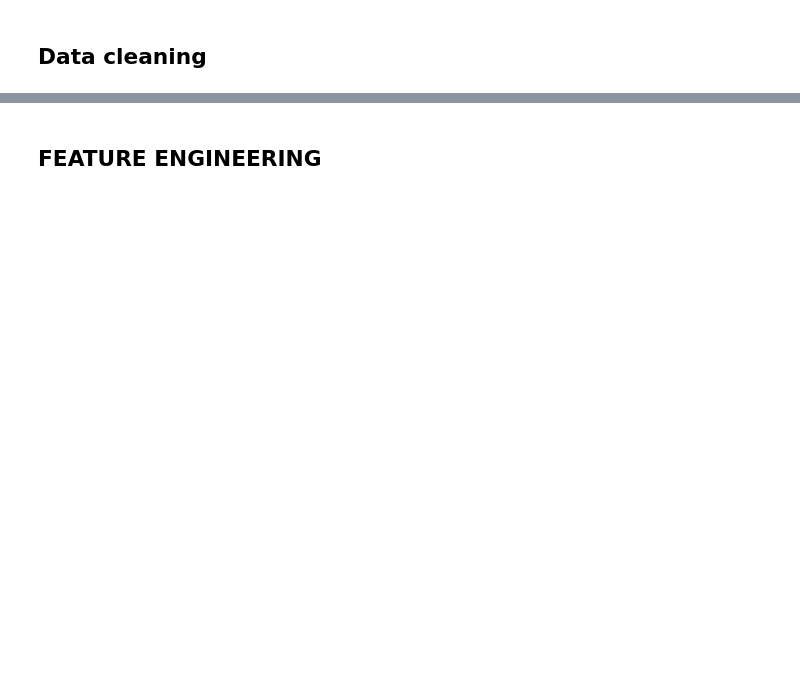
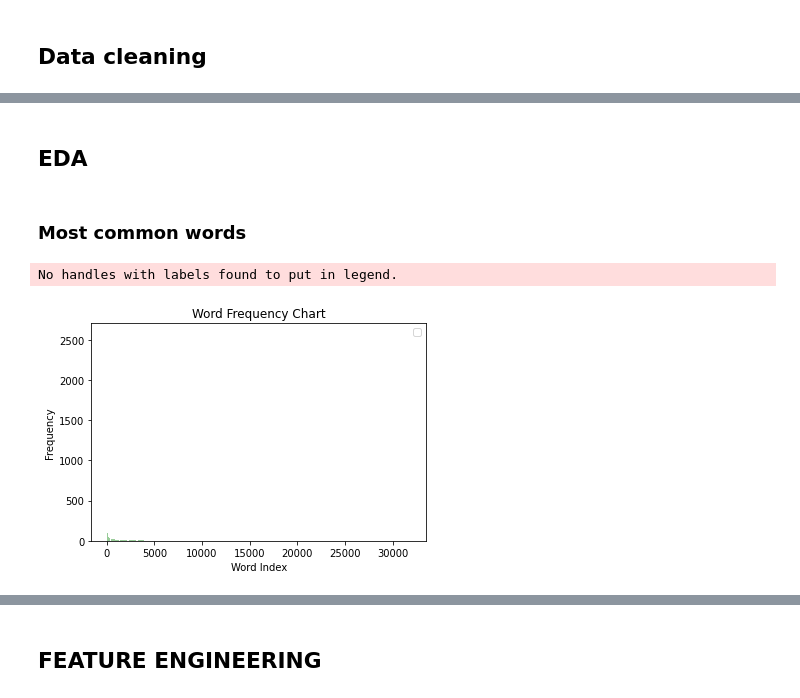
Before and after one commit to BartoszLitwiniuk/kaggle, a Jupyter notebook: disaster_tweets/EDA.ipynb, the cells around one changed output, grey strips where cells are left out. Cells and saved outputs as stored; diff of their text form; code cells hidden in the pictures; blank space fills up the shorter version.

```diff
--- a/disaster_tweets/EDA.ipynb
+++ b/disaster_tweets/EDA.ipynb
@@ -252,0 +236,12 @@ print("Decreased number of unique values in location column for about ~ 200")
+# %%
+def make_histogram(counts):
+    words = [x[0] for x in counts]
+    values = [int(x[1]) for x in counts]
+    mybar = plt.bar(range(len(words)), values, color='green', alpha=0.4)
+
+    plt.xlabel('Word Index')
+    plt.ylabel('Frequency')
+    plt.title('Word Frequency Chart')
+    plt.legend()
+
+    plt.show()
@@ -252,0 +255,11 @@ print("Decreased number of unique values in location column for about ~ 200")
+# %% [markdown]
+## EDA
+# %% [markdown]
+### Most common words
+# %%
+from collections import Counter
+words_counter = Counter(" ".join(train_df[col_text]).split())
+make_histogram(words_counter.most_common())
+# %% [output]
+No handles with labels found to put in legend.
+[figure, added]
```
Also changed, not shown: parts of 28 cells of this notebook.
